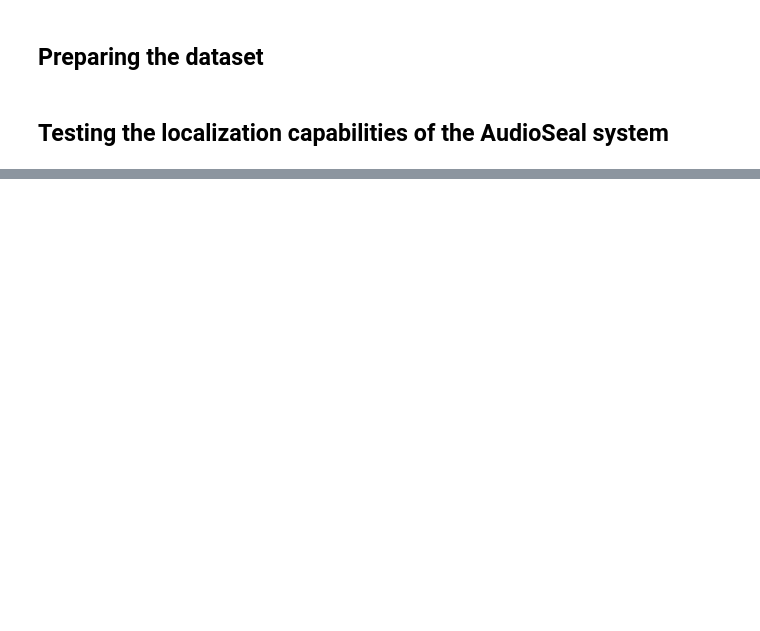
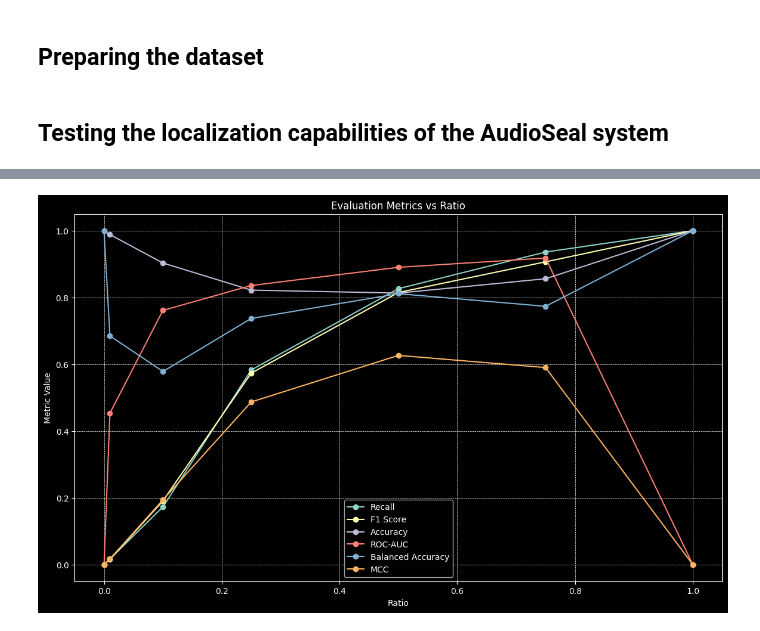
Before and after one commit to cyrannano/audioseal, a Jupyter notebook: experiments/localization/main.ipynb, the cells around one changed output, grey strips where cells are left out. Cells and saved outputs as stored; diff of their text form; code cells hidden in the pictures; blank space fills up the shorter version.

```diff
--- a/experiments/localization/main.ipynb
+++ b/experiments/localization/main.ipynb
@@ -151,9 +152,10 @@ watermark_dict = {}
 for filename in os.listdir(OUTPUT_DIR):
     if filename.endswith('.npy'):
         watermark_sequence = np.load(os.path.join(OUTPUT_DIR, filename))
-        audio_filename = filename.split('_ratio')[0]
+        audio_filename = filename.split('_sf')[0]
         if audio_filename not in watermark_dict:
             watermark_dict[audio_filename] = {}
         ratio = float(filename.split('_ratio')[1].split('_')[1])
+        sf = int(filename.split('_sf')[1].split('_')[1])
         watermark_dict[audio_filename][ratio] = {}
 # %%
@@ -216,0 +202,47 @@ plt.show()
+# %%
+# plot the aggregated precision, recall and f1 score
+
+import matplotlib.pyplot as plt
+
+ratios = [0.0, 0.01, 0.1, 0.25, 0.5, 0.75, 1.0]
+metrics = ['Recall', 'F1 Score', 'Accuracy', 'ROC-AUC', 'Balanced Accuracy', 'MCC']
+
+# Initialize lists to store mean values for each metric
+metrics_dict = {metric: [] for metric in metrics}
+
+for ratio in ratios:
+    metrics_ratios = {metric: [] for metric in metrics}
+    for file in watermark_dict:
+        for metric in metrics:
+            metrics_ratios[metric].append(watermark_dict[file][ratio][metric])
+
+    for metric in metrics:
+        metrics_dict[metric].append(np.mean(metrics_ratios[metric]))
+
+# Set the color scheme for the plot
+PLOT_COLOR_SCHEME = 'DARK'
+if PLOT_COLOR_SCHEME == 'DARK':
+    plt.style.use('dark_background')
+else:
+    plt.style.use('default')
+
+# Plot all metrics
+plt.figure(figsize=(14, 8))
+plt.grid(linestyle='--', linewidth=0.5)
+
+for metric in metrics:
+    plt.plot(ratios, metrics_dict[metric], marker='o', label=metric)
+
+# Adding labels and title
+plt.xlabel('Ratio')
+plt.ylabel('Metric Value')
+plt.title('Evaluation Metrics vs Ratio')
+plt.legend()
+
+# Save the plot
+plt.savefig('evaluation_metrics.png', transparent=True)
+
+# Show the plot
+plt.show()
+# %% [output]
+[figure, added]
```
Also changed, not shown: parts of 4 cells of this notebook, 18 other files.
